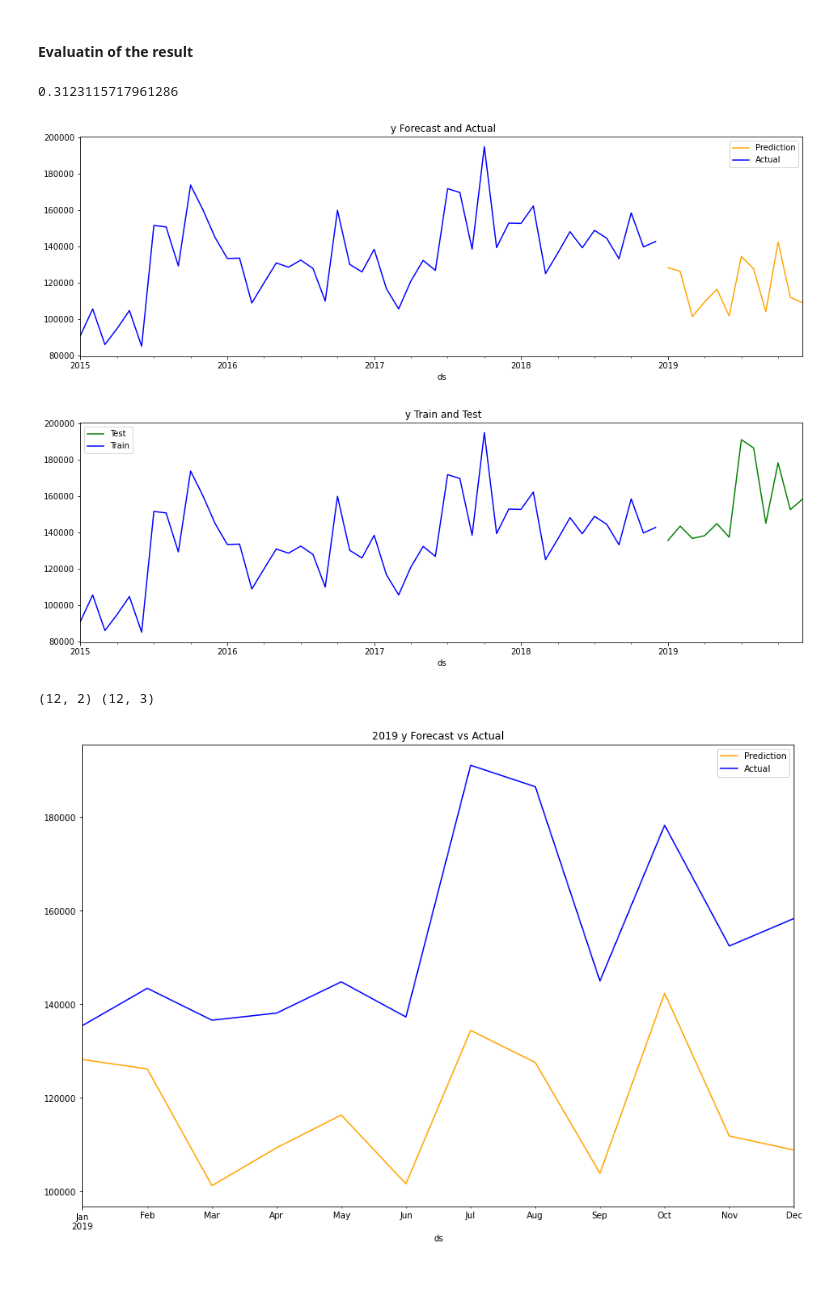
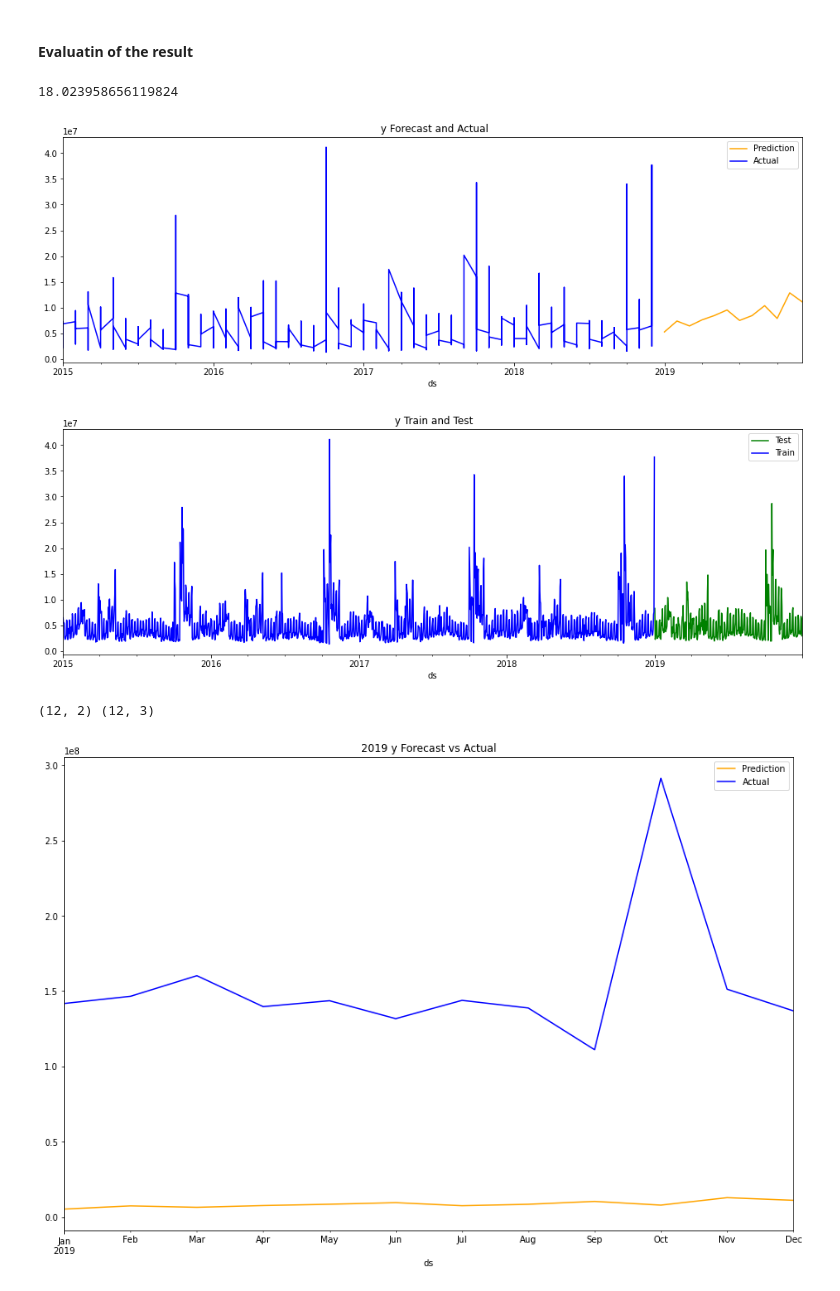
Before and after one commit to naomiyjchen/sales-forecast-time-series, a Jupyter notebook: fbprophet_driver.ipynb, the cells around one changed output. Drawn from its saved outputs; the diff is of its cells as text; code cells hidden in the pictures.

```diff
--- a/fbprophet_driver.ipynb
+++ b/fbprophet_driver.ipynb
@@ -30,6 +30,7 @@ df.head()
 | 3 | 2010-02-26 | 19403.54 | False |
 | 4 | 2010-05-03 | 21827.90 | False |
 # %%
-df1 = tl.group_by_date(df, 'M','2010-01-01','2012-12-31') # group by date
+
+df1 = tl.group_by_date(df, 'D','2010-01-01','2012-12-31') # group by date
 df1.shape
 # %% [output]
@@ -43,9 +44,14 @@ test shape (12, 3)
 #######################
 # %%
 df = tl.load_data('./data/For Naomi.csv')
-df = tl.prepare_data(df,'消費日期','交易筆數')
+df = tl.prepare_data(df,'消費日期','消費金額')
 # %%
-df1 = tl.group_by_date(df,'M', '2015-01-01', '2020-08-31')
+# period = 365, freq = 'D' , daily
+# peroid = 12, freq = 'MS', monthly
+freq = 'D'
+period = 365
+
+df1 = tl.group_by_date(df, freq, '2015-01-01', '2020-08-31')
 # %%
 df1.head()
 # %% [output]
@@ -86,5 +92,5 @@ adjust period, freq for different prediction result,
 ex: period = 365, freq = 'D', or peroid = 12, freq = 'MS'
 '''
 best_params, tuning_results = fp.hyperparam_tuning(all_params,df_tr, df_tst,
-                     '2018-01-01', '2018-12-31',period = 12, freq = 'MS')
+                     '2018-01-01', '2018-12-31',period = period, freq = freq)
 # %% [output]
@@ -153,22 +152,22 @@ prophet.forecast
 #### Evaluatin of the result
 # %%
 df_pred = tl.slice_df(prophet.forecast,'2019-01-01', '2019-12-31', ['ds','yhat'])
-tl.calc_mape(df_pred, df_tst,'M','2019-01-01', '2019-12-31')
+tl.calc_mape(df_pred, df_tst, freq,'2019-01-01', '2019-12-31')
 # %% [output]
-0.3123115717961286
+18.023958656119824
 # %%
 tl.plot_predict_and_actual(df_pred, df_tr)
 # %% [output]
-[figure, old version]
+[figure, new version]
 # %%
 tl.plot_train_and_test(df_tst, df_tr)
 # %% [output]
-[figure, old version]
+[figure, new version]
 # %%
-tl.plot_predict_vs_actual(df_pred, df_tst, 'M', '2019-01-01', '2019-12-31')
+tl.plot_predict_vs_actual(df_pred, df_tst, freq, '2019-01-01', '2019-12-31')
 # %% [output]
 (12, 2) (12, 3)
-[figure, old version]
+[figure, new version]
 # %%
 # Plot the components of the model
 fig2=prophet.model.plot_components(prophet.forecast)
```
Also changed, not shown: parts of 10 cells of this notebook.
